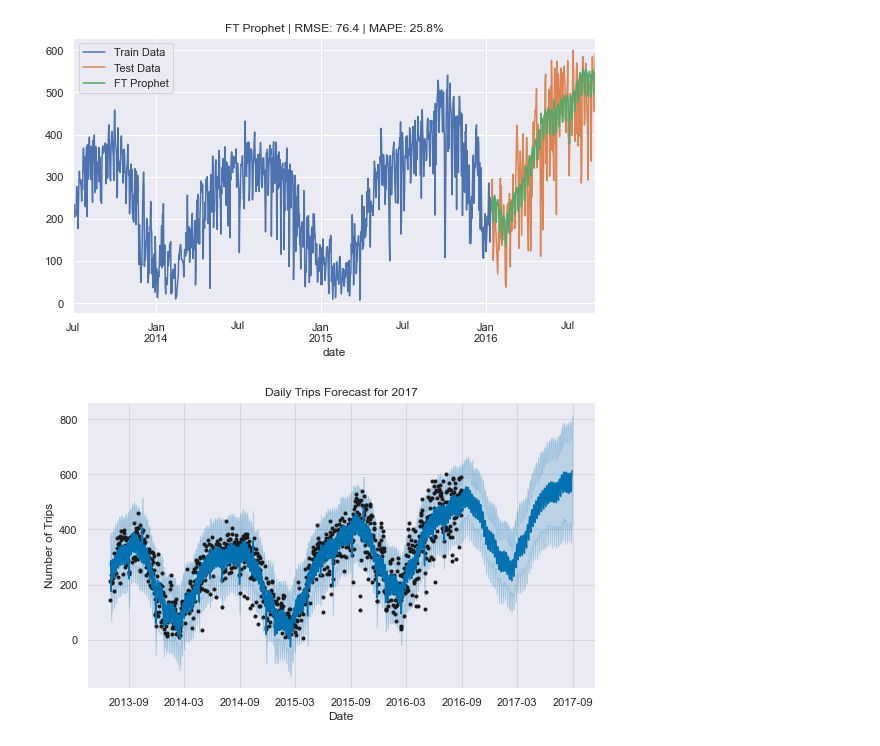
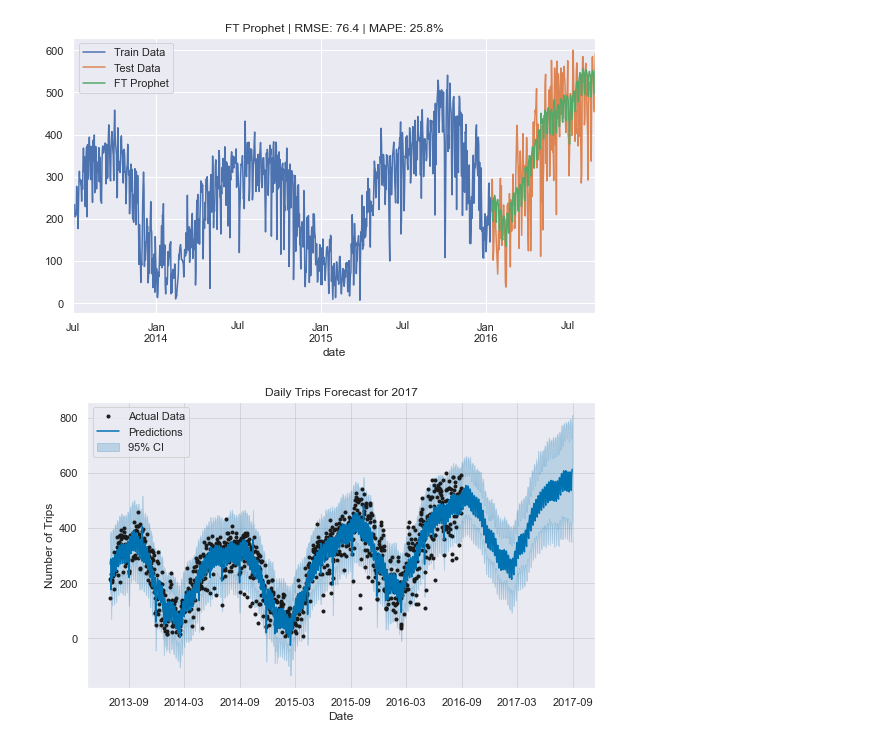
Before and after one commit to scunden/citi-bike, a Jupyter notebook: 2. Citibike usage forecast.ipynb, the cells around one changed output. Drawn from its saved outputs; the diff is of its cells as text; code cells hidden in the pictures.

```diff
--- a/2. Citibike usage forecast.ipynb
+++ b/2. Citibike usage forecast.ipynb
@@ -540,25 +540,27 @@ fig.tight_layout()
 # %%
 df = agg.reset_index().rename({'date':'ds',0:'y'},axis=1)
 ftp = Prophet(
     interval_width=0.95,
     daily_seasonality=False,
     weekly_seasonality=True,
     changepoint_prior_scale=changepoint_prior_scale,
     seasonality_prior_scale=seasonality_prior_scale,
     seasonality_mode=seasonality_mode,
     holidays=holidays
     )
 ftp.fit(df)
 
 future = ftp.make_future_dataframe(periods=365)
 ftp_forecast = ftp.predict(future)
 
 _, ax = plt.subplots(figsize=(8,5))
-fig = ftp.plot(ftp_forecast, ax=ax)
+fig = ftp.plot(ftp_forecast, ax=ax,)
 ax.set_xlabel('Date')
 ax.set_ylabel('Number of Trips')
 ax.set_title('Daily Trips Forecast for 2017')
+ax.legend(title='', labels=['Actual Data','Predictions','95% CI'], loc='upper left')
 fig.tight_layout()
+fig.figsize=(8,5)
 fig.savefig('images/2017_daily_forecast.png')
 # %% [output]
-[figure, old version]
+[figure, new version]
```
Also changed, not shown: 13 other files.
